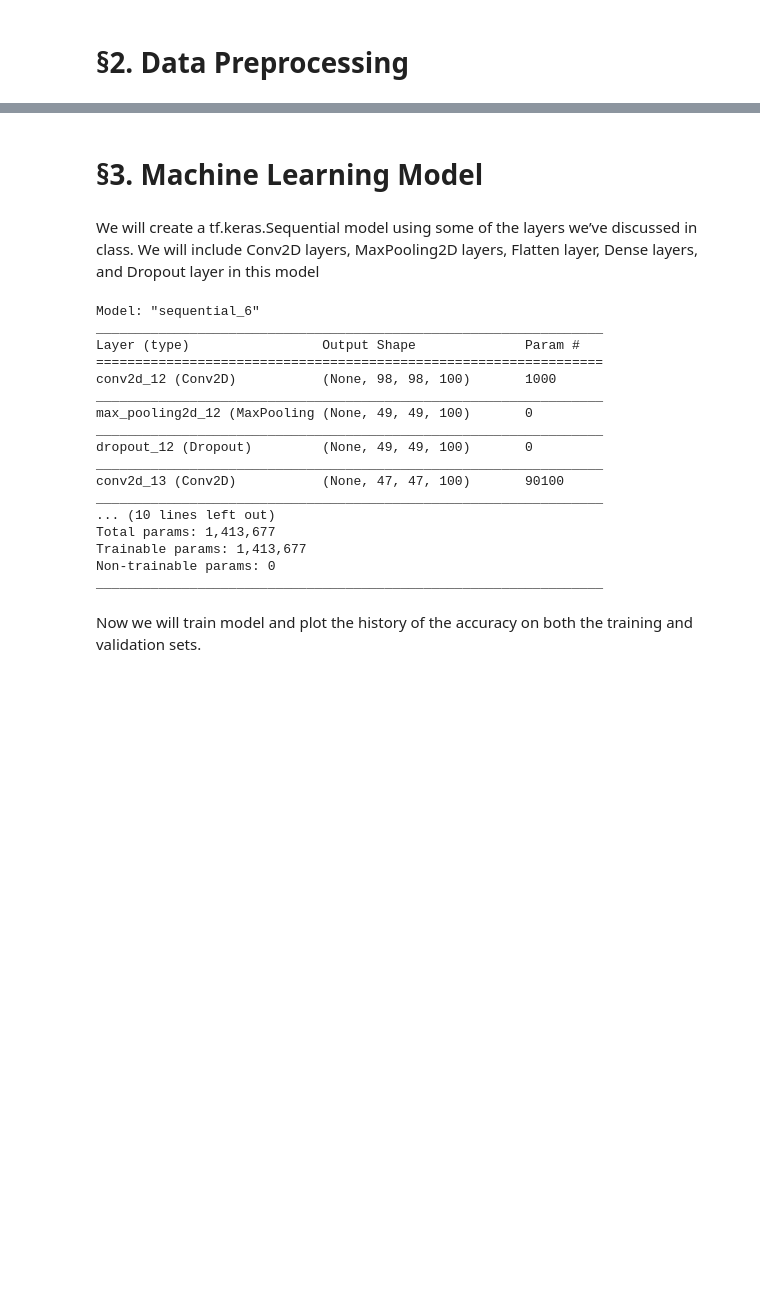
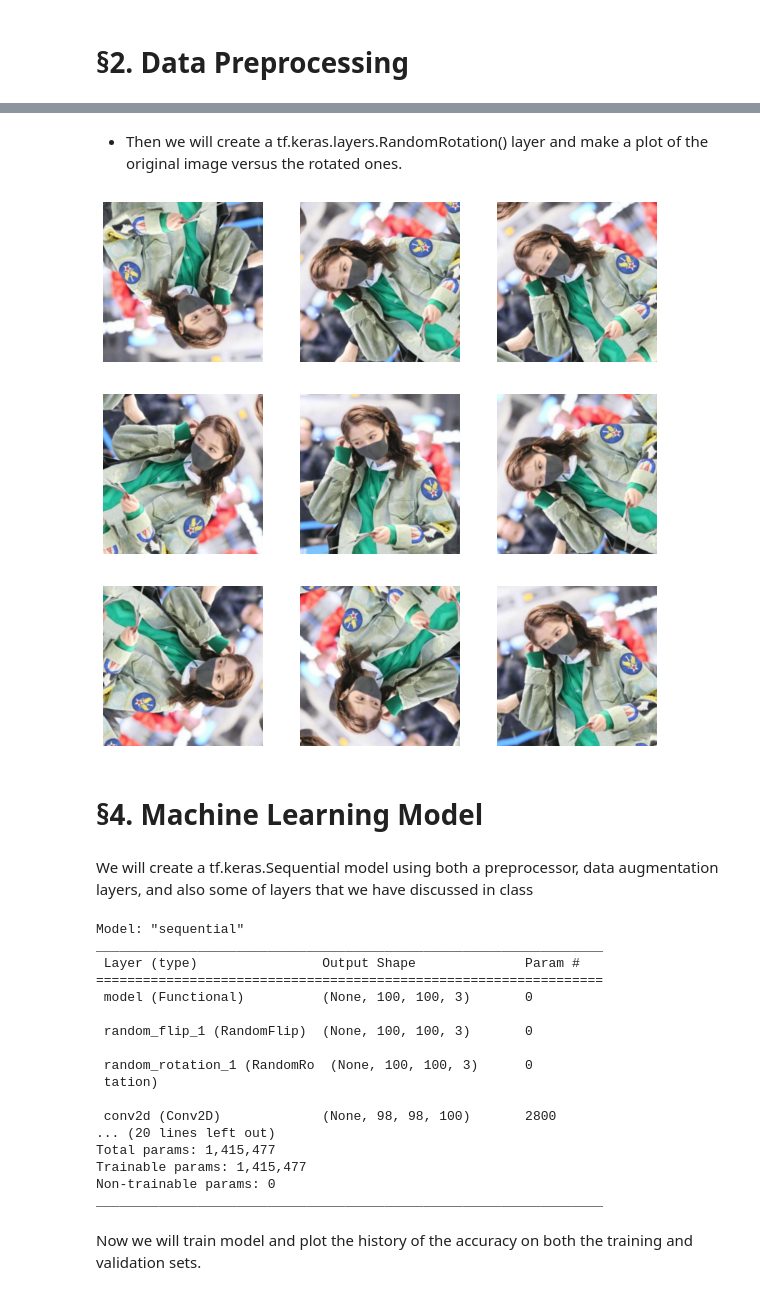
Before and after one commit to GraceShi0321/MasksPlease, a Jupyter notebook: ProjectPresentation.ipynb, the cells around one changed output, grey strips where cells are left out. Drawn from its saved outputs; the diff is of its cells as text; code cells hidden in the pictures; blank space fills up the shorter version.

```diff
--- a/ProjectPresentation.ipynb
+++ b/ProjectPresentation.ipynb
@@ -122,6 +158,19 @@ train_data,test_data,train_target,test_target=train_test_split(data,target,test_
+# %% [markdown]
+* Then we will create a tf.keras.layers.RandomRotation() layer and make a plot of the original image versus the rotated ones.
+# %%
+RandomRotation = tf.keras.layers.RandomRotation(0.5)
+plt.figure(figsize=(10, 10))
+image = mpimg.imread("data/with_mask/000 copy 36.jpg")
+for i in range(9):
+    ax = plt.subplot(3, 3, i + 1)
+    augmented_image = RandomRotation(tf.expand_dims(image, 0))
+    plt.imshow(augmented_image[0] / 255)
+    plt.axis('off')
+# %% [output]
+[figure, added]
 # %% [markdown]
-<h1>§3. Machine Learning Model</h1>
+<h1>§4. Machine Learning Model</h1>
 # %% [markdown]
-We will create a tf.keras.Sequential model using some of the layers we’ve discussed in class. We will include Conv2D layers, MaxPooling2D layers, Flatten layer, Dense layers, and Dropout layer in this model
+We will create a tf.keras.Sequential model using both a preprocessor, data augmentation layers, and also some of layers that we have discussed in class
 # %%
 """
@@ -152,23 +216,24 @@ model = models.Sequential([
     layers.Dense(2,activation='softmax')
 ])
 # %%
+model.build(data.shape)
 model.summary()
 # %% [output]
-Model: "sequential_6"
+Model: "sequential"
 _________________________________________________________________
-Layer (type)                 Output Shape              Param #
+ Layer (type)                Output Shape              Param #
 =================================================================
-conv2d_12 (Conv2D)           (None, 98, 98, 100)       1000
-_________________________________________________________________
-max_pooling2d_12 (MaxPooling (None, 49, 49, 100)       0
-_________________________________________________________________
-dropout_12 (Dropout)         (None, 49, 49, 100)       0
-_________________________________________________________________
-conv2d_13 (Conv2D)           (None, 47, 47, 100)       90100
-_________________________________________________________________
-... (10 lines left out)
-Total params: 1,413,677
-Trainable params: 1,413,677
+ model (Functional)          (None, 100, 100, 3)       0
+
+ random_flip_1 (RandomFlip)  (None, 100, 100, 3)       0
+
+ random_rotation_1 (RandomRo  (None, 100, 100, 3)      0
+ tation)
+
+ conv2d (Conv2D)             (None, 98, 98, 100)       2800
+... (20 lines left out)
+Total params: 1,415,477
+Trainable params: 1,415,477
 Non-trainable params: 0
 _________________________________________________________________
 # %% [markdown]
```
Also changed, not shown: parts of 47 cells of this notebook, 5 other files.
